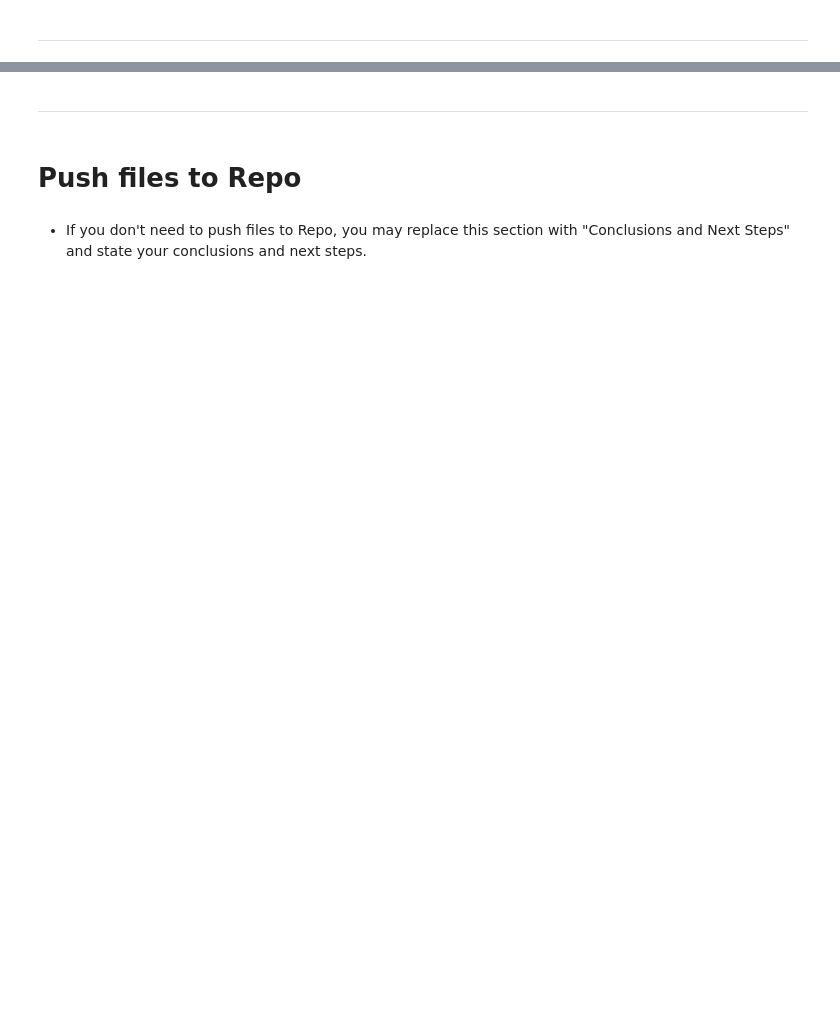
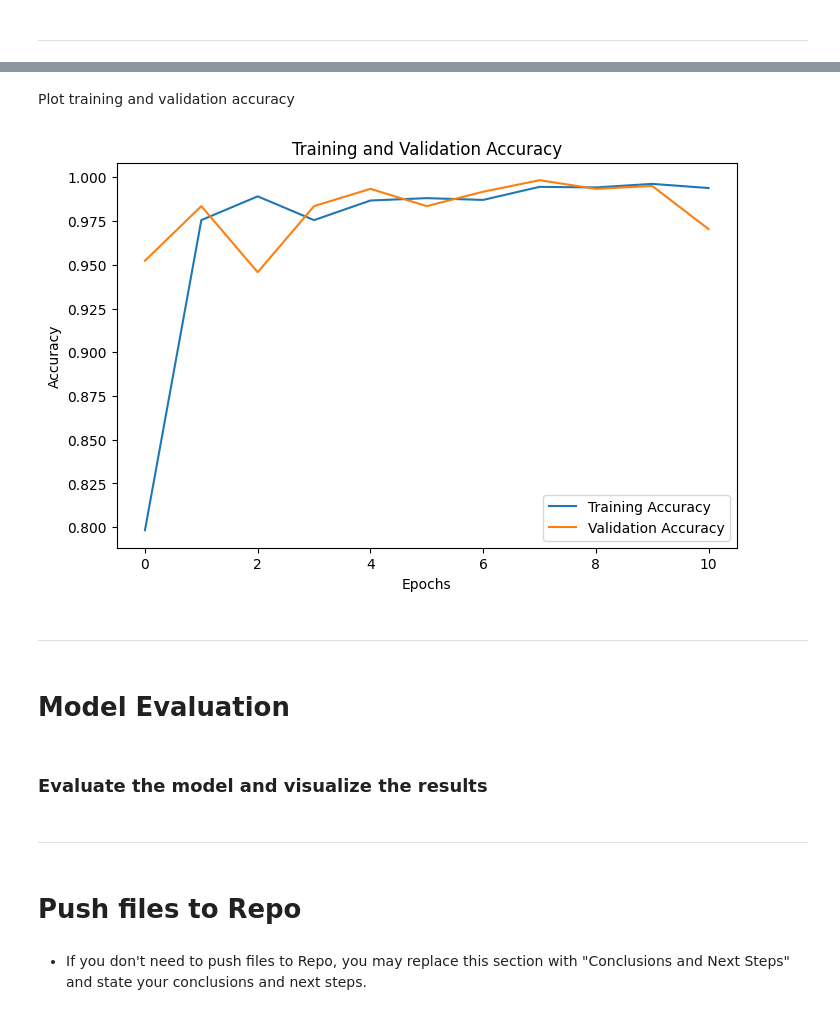
Before and after one commit to QAV-T/mildew_cherry_detection, a Jupyter notebook: jupyter_notebooks/03_Model_Training_and_Evaluation.ipynb, the cells around one changed output, grey strips where cells are left out. Cells and saved outputs as stored; diff of their text form; code cells hidden in the pictures; blank space fills up the shorter version.

Commit message:
trained the model

```diff
--- a/jupyter_notebooks/03_Model_Training_and_Evaluation.ipynb
+++ b/jupyter_notebooks/03_Model_Training_and_Evaluation.ipynb
@@ -260,3 +317,23 @@ NOTE
+# %% [markdown]
+Plot training and validation accuracy
+# %%
+# Plot the training and validation accuracy
+plt.figure(figsize=(8, 5))
+plt.plot(history_df['accuracy'], label='Training Accuracy')
+plt.plot(history_df['val_accuracy'], label='Validation Accuracy')
+plt.title('Training and Validation Accuracy')
+plt.xlabel('Epochs')
+plt.ylabel('Accuracy')
+plt.legend()
+plt.show()
+# %% [output]
+[figure, added]
+# %% [markdown]
+---
+# %% [markdown]
+# Model Evaluation
+# %% [markdown]
+### Evaluate the model and visualize the results
 # %% [markdown]
 ---
 # %% [markdown]
```
Also changed, not shown: parts of 9 cells of this notebook, 1 other file.
